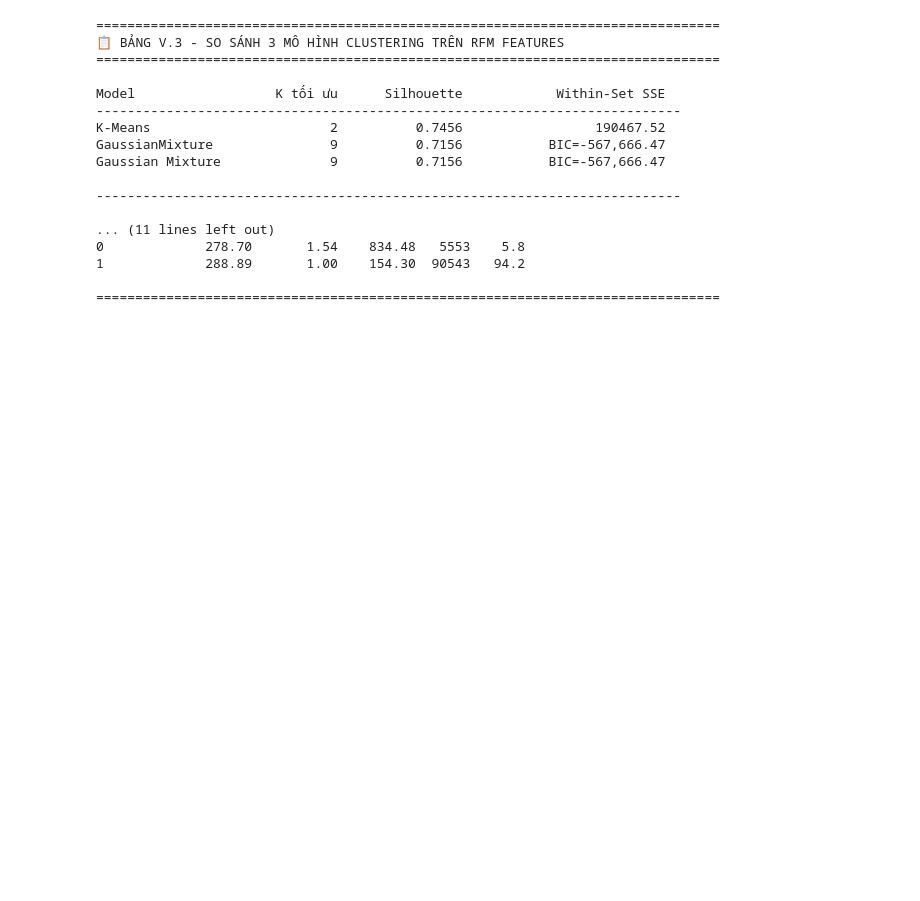
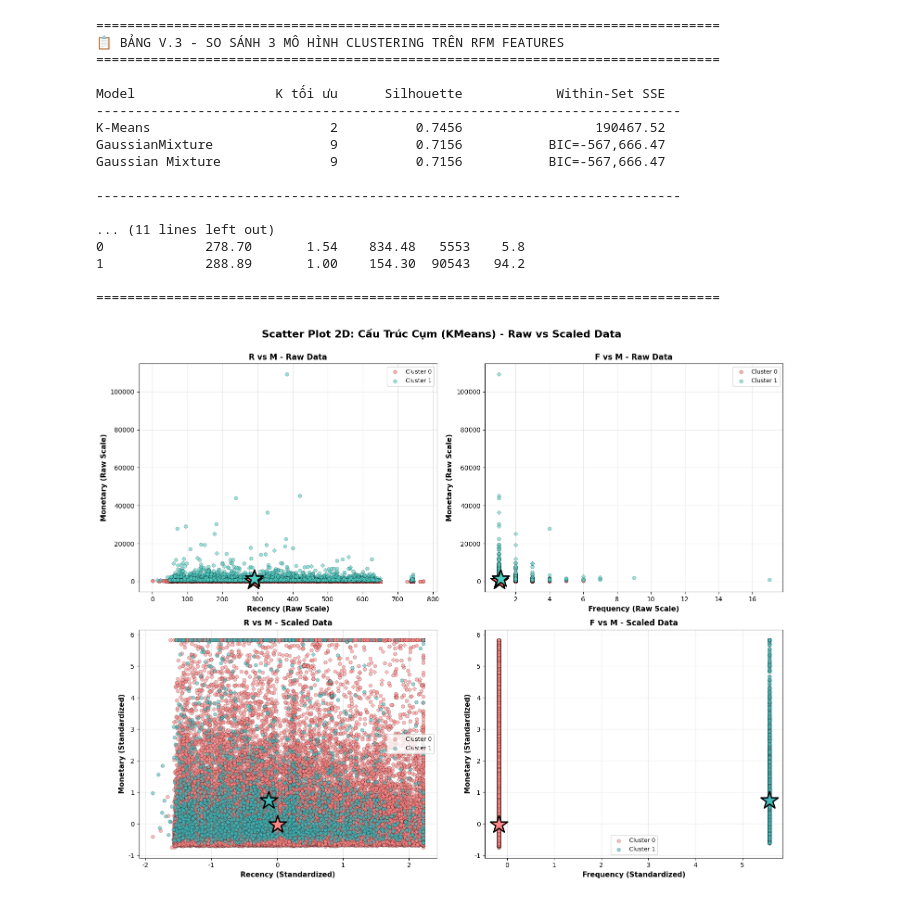
Before and after one commit to tri06052022-blip/BigData-Final-Project, a Jupyter notebook: Notebooks/bigdata-clustering.ipynb, the cells around one changed output. Drawn from its saved outputs; the diff is of its cells as text; code cells hidden in the pictures; blank space fills up the shorter version.

```diff
--- a/Notebooks/bigdata-clustering.ipynb
+++ b/Notebooks/bigdata-clustering.ipynb
@@ -615,3 +986,87 @@ Gaussian Mixture              9          0.7156           BIC=-567,666.47
 1             288.89       1.00    154.30  90543   94.2
 
 ================================================================================
+# %%
+
+# ===== SCATTER PLOT 2D: Visualize Cluster Structure =====
+fig, axes = plt.subplots(2, 2, figsize=(15, 12))
+fig.suptitle('Scatter Plot 2D: Cấu Trúc Cụm (KMeans) - Raw vs Scaled Data', fontsize=16, fontweight='bold', y=1.00)
+
+# Định nghĩa các cặp đặc trưng tiêu biểu
+feature_pairs = [
+    ('Recency', 'Monetary', 'R vs M'),
+    ('Frequency', 'Monetary', 'F vs M')
+]
+
+colors_raw = ['#FF6B6B', '#4ECDC4']  # Red, Teal
+colors_scaled = ['#FF8787', '#45B7B9']  # Lighter Red, Lighter Teal
+
+# HÀNG 1: Raw Data
+for idx, (feat1, feat2, title) in enumerate(feature_pairs):
+    ax = axes[0, idx]
+    feat1_idx = list(rfm_original.columns).index(feat1)
+    feat2_idx = list(rfm_original.columns).index(feat2)
+
+    # Vẽ scatter plot với màu theo cluster
+    for cluster_id in np.unique(labels_raw):
+        mask = labels_raw == cluster_id
+        ax.scatter(
+            rfm_original.iloc[mask, feat1_idx],
+            rfm_original.iloc[mask, feat2_idx],
+            c=[colors_raw[cluster_id]],
+            label=f'Cluster {cluster_id}',
+            s=30, alpha=0.6, edgecolors='black', linewidth=0.3
+        )
+
+    # Plot centroids
+    for cluster_id in np.unique(labels_raw):
+        centroid = rfm_original[labels_raw == cluster_id][[feat1, feat2]].mean()
+        ax.scatter(centroid[feat1], centroid[feat2],
+                  c=[colors_raw[cluster_id]], marker='*',
+                  s=800, edgecolors='black', linewidth=2, zorder=5)
+
+    ax.set_xlabel(f'{feat1} (Raw Scale)', fontsize=11, fontweight='bold')
+    ax.set_ylabel(f'{feat2} (Raw Scale)', fontsize=11, fontweight='bold')
+    ax.set_title(f'{title} - Raw Data', fontsize=12, fontweight='bold')
+    ax.legend(loc='best', fontsize=9)
+    ax.grid(True, alpha=0.3)
+
+# HÀNG 2: Scaled Data
+for idx, (feat1, feat2, title) in enumerate(feature_pairs):
+    ax = axes[1, idx]
+    feat1_idx = list(rfm_original.columns).index(feat1)
+    feat2_idx = list(rfm_original.columns).index(feat2)
+
+    # Vẽ scatter plot với màu theo cluster
+    for cluster_id in np.unique(labels_scaled):
+        mask = labels_scaled == cluster_id
+        ax.scatter(
+            rfm_scaled_df.iloc[mask, feat1_idx],
+            rfm_scaled_df.iloc[mask, feat2_idx],
+            c=[colors_scaled[cluster_id]],
+            label=f'Cluster {cluster_id}',
+            s=30, alpha=0.6, edgecolors='black', linewidth=0.3
+        )
+
+    # Plot centroids in scaled space
+    for cluster_id in np.unique(labels_scaled):
+        centroid = rfm_scaled_df[labels_scaled == cluster_id][[feat1, feat2]].mean()
+        ax.scatter(centroid[feat1], centroid[feat2],
+                  c=[colors_scaled[cluster_id]], marker='*',
+                  s=800, edgecolors='black', linewidth=2, zorder=5)
+
+    ax.set_xlabel(f'{feat1} (Standardized)', fontsize=11, fontweight='bold')
+    ax.set_ylabel(f'{feat2} (Standardized)', fontsize=11, fontweight='bold')
+    ax.set_title(f'{title} - Scaled Data', fontsize=12, fontweight='bold')
+    ax.legend(loc='best', fontsize=9)
+    ax.grid(True, alpha=0.3)
+
+plt.tight_layout()
+plt.show()
+
+print("✅ Scatter Plot 2D hiển thị cấu trúc cụm:")
+print("   - ⭐ = Centroid (tâm) của mỗi cụm")
+print("   - Màu đỏ (Cluster 0): Khách hàng thường xuyên, chi tiêu vừa")
+print("   - Màu xanh (Cluster 1): Khách hàng gần đây, chi tiêu cao")
+# %% [output]
+[figure, added]
```
Also changed, not shown: parts of 10 cells of this notebook, 12 other files.
